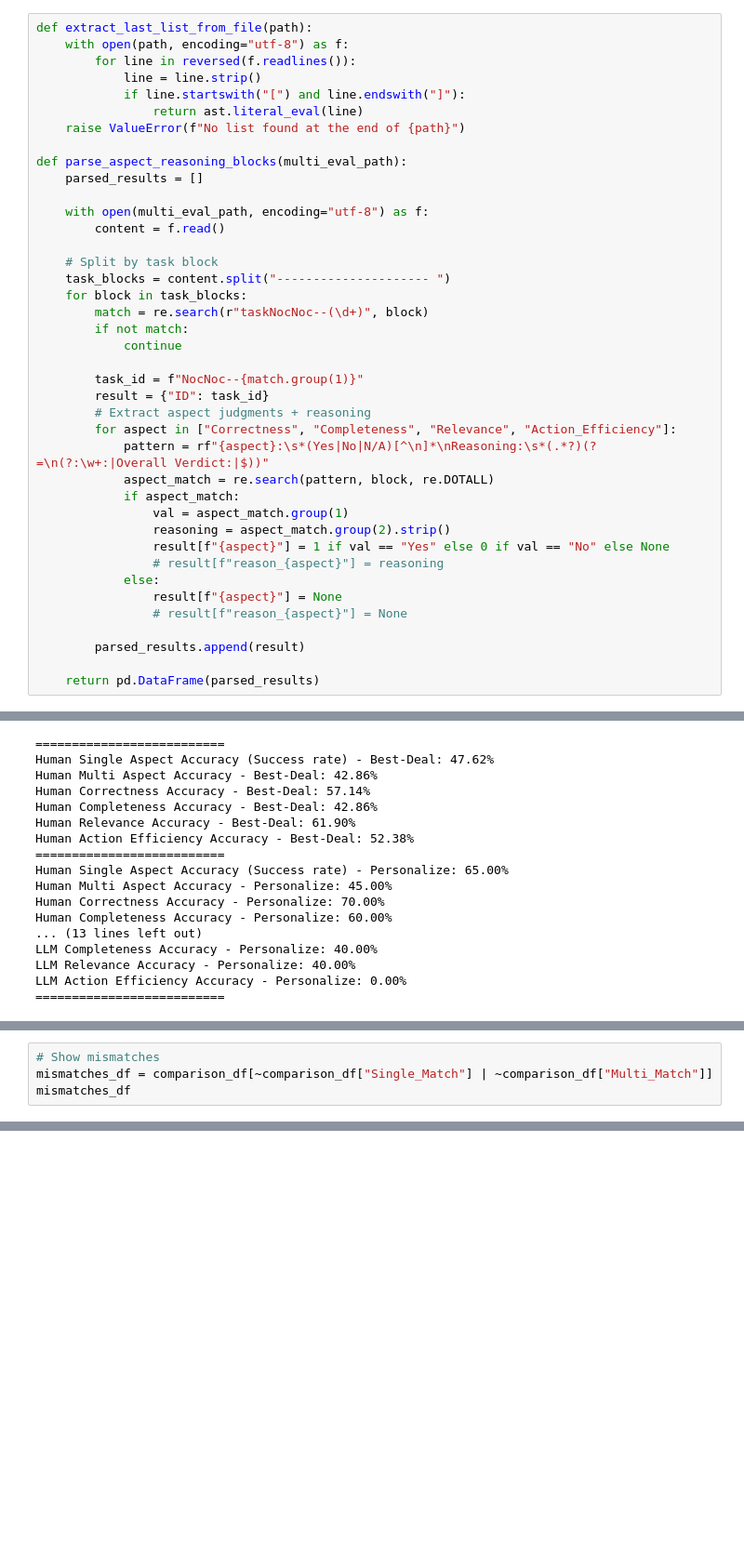
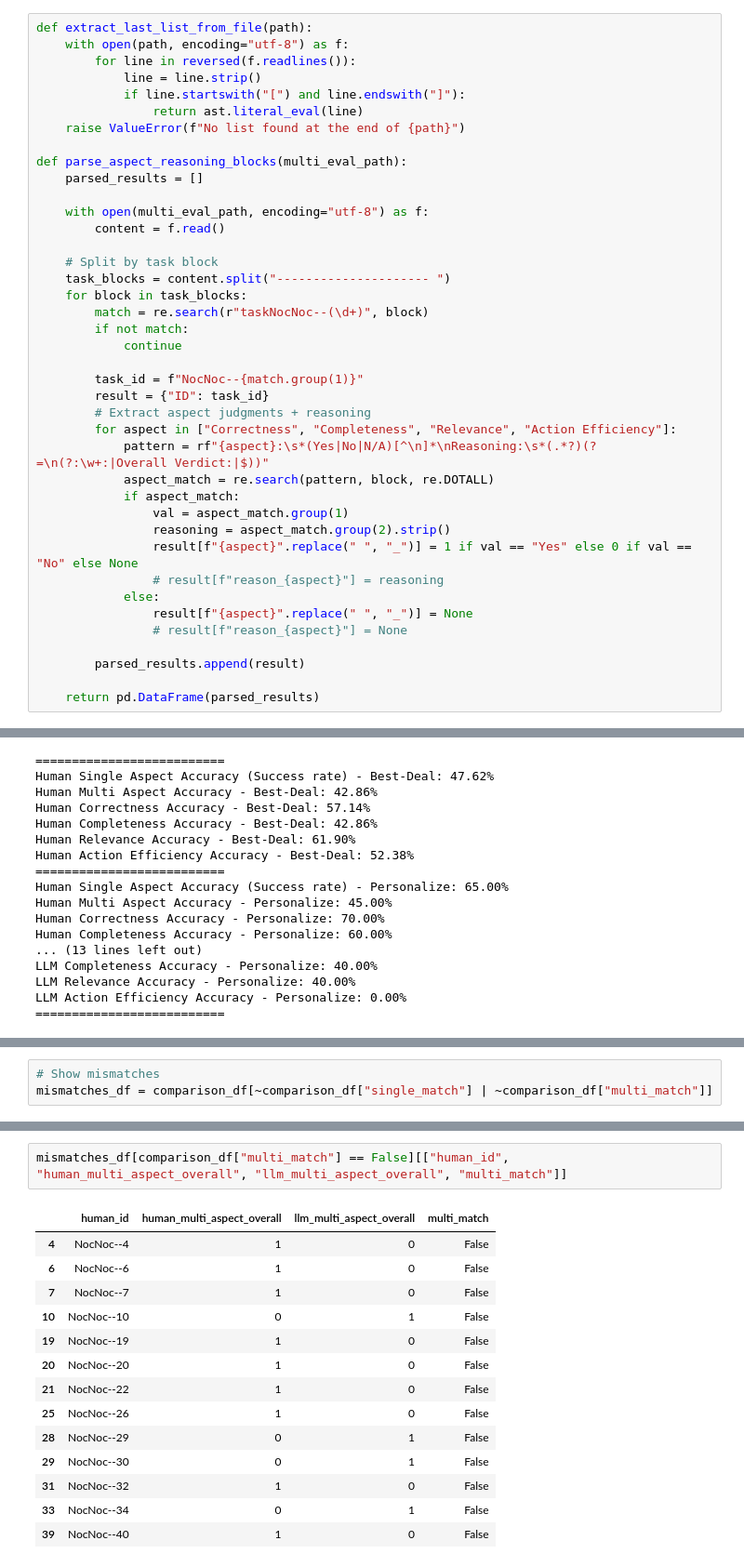
Before and after one commit to yoaperm/WebVoyager, a Jupyter notebook: evaluation/evaluation_report.ipynb, the cells around one changed output, grey strips where cells are left out. Shown at 93% size. Saved outputs shown, nothing was run; the diff lists cells and outputs as text; blank space fills up the shorter version.

Commit message:
fix bug in actiion efficiency

```diff
--- a/evaluation/evaluation_report.ipynb
+++ b/evaluation/evaluation_report.ipynb
@@ -78,16 +78,16 @@ def parse_aspect_reasoning_blocks(multi_eval_path):
         task_id = f"NocNoc--{match.group(1)}"
         result = {"ID": task_id}
         # Extract aspect judgments + reasoning
-        for aspect in ["Correctness", "Completeness", "Relevance", "Action_Efficiency"]:
+        for aspect in ["Correctness", "Completeness", "Relevance", "Action Efficiency"]:
             pattern = rf"{aspect}:\s*(Yes|No|N/A)[^\n]*\nReasoning:\s*(.*?)(?=\n(?:\w+:|Overall Verdict:|$))"
             aspect_match = re.search(pattern, block, re.DOTALL)
             if aspect_match:
                 val = aspect_match.group(1)
                 reasoning = aspect_match.group(2).strip()
-                result[f"{aspect}"] = 1 if val == "Yes" else 0 if val == "No" else None
+                result[f"{aspect}".replace(" ", "_")] = 1 if val == "Yes" else 0 if val == "No" else None
                 # result[f"reason_{aspect}"] = reasoning
             else:
-                result[f"{aspect}"] = None
+                result[f"{aspect}".replace(" ", "_")] = None
                 # result[f"reason_{aspect}"] = None
 
         parsed_results.append(result)
@@ -330,4 +330,3 @@ Action Efficiency Match: 46.34%
 # %%
 # Show mismatches
-mismatches_df = comparison_df[~comparison_df["Single_Match"] | ~comparison_df["Multi_Match"]]
-mismatches_df
+mismatches_df = comparison_df[~comparison_df["single_match"] | ~comparison_df["multi_match"]]
@@ -352,0 +347,17 @@ mismatches_df
+# %%
+mismatches_df[comparison_df["multi_match"] == False][["human_id", "human_multi_aspect_overall", "llm_multi_aspect_overall", "multi_match"]]
+# %% [output]
+|  | human_id | human_multi_aspect_overall | llm_multi_aspect_overall | multi_match |
+| 4 | NocNoc--4 | 1 | 0 | False |
+| 6 | NocNoc--6 | 1 | 0 | False |
+| 7 | NocNoc--7 | 1 | 0 | False |
+| 10 | NocNoc--10 | 0 | 1 | False |
+| 19 | NocNoc--19 | 1 | 0 | False |
+| 20 | NocNoc--20 | 1 | 0 | False |
+| 21 | NocNoc--22 | 1 | 0 | False |
+| 25 | NocNoc--26 | 1 | 0 | False |
+| 28 | NocNoc--29 | 0 | 1 | False |
+| 29 | NocNoc--30 | 0 | 1 | False |
+| 31 | NocNoc--32 | 1 | 0 | False |
+| 33 | NocNoc--34 | 0 | 1 | False |
+| 39 | NocNoc--40 | 1 | 0 | False |
```
Also changed, not shown: parts of 4 cells of this notebook.
